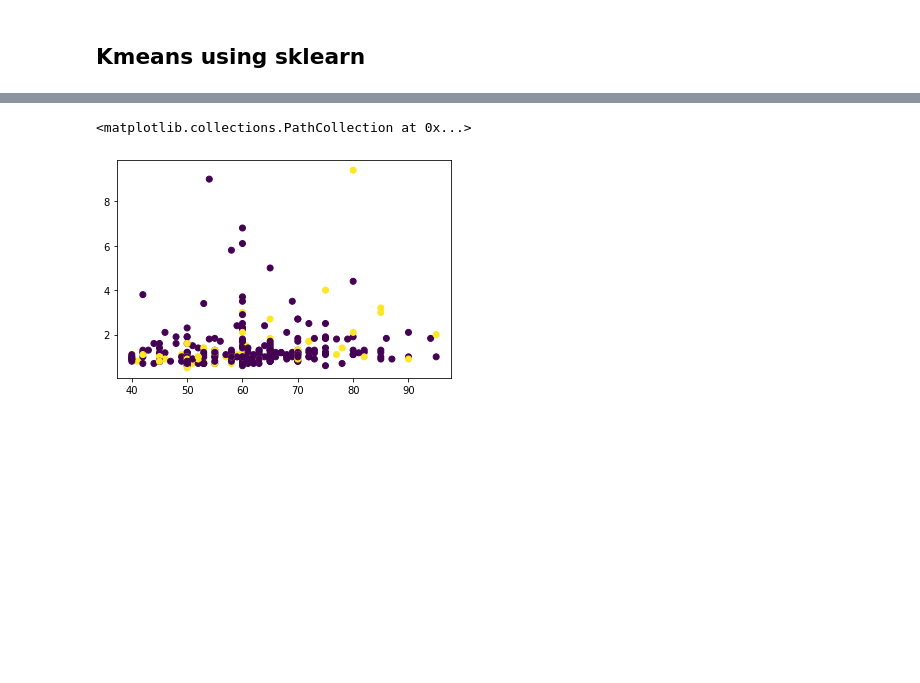
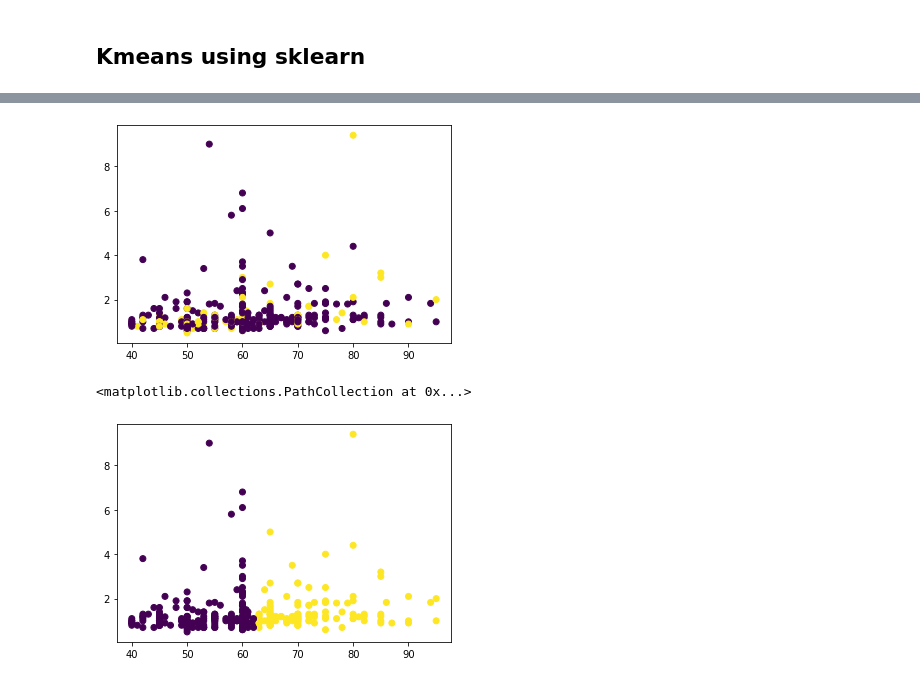
Before and after one commit to ntbeileh/cogs118bProject, a Jupyter notebook: HeartKMeans.ipynb, the cells around one changed output, grey strips where cells are left out. Drawn from its saved outputs; the diff is of its cells as text; code cells hidden in the pictures; blank space fills up the shorter version.

```diff
--- a/HeartKMeans.ipynb
+++ b/HeartKMeans.ipynb
@@ -187,9 +205,12 @@ plt.scatter(df.iloc[:,0], df.iloc[:,6], c=df.iloc[:,-1])
 # %%
 # serum creatine age
 plt.scatter(df.iloc[:,0], df.iloc[:,7], c=kmeans.labels_)
+plt.show()
+plt.scatter(df.iloc[:,0], df.iloc[:,7], c=Rnk[:,1])
 # %% [output]
+[figure]
 <matplotlib.collections.PathCollection at 0x...>
-[figure]
+[figure, added]
 # %%
 # serum sodium age
 plt.scatter(df.iloc[:,0], df.iloc[:,8], c=kmeans.labels_)
```
Also changed, not shown: parts of 20 cells of this notebook, 1 other file.
